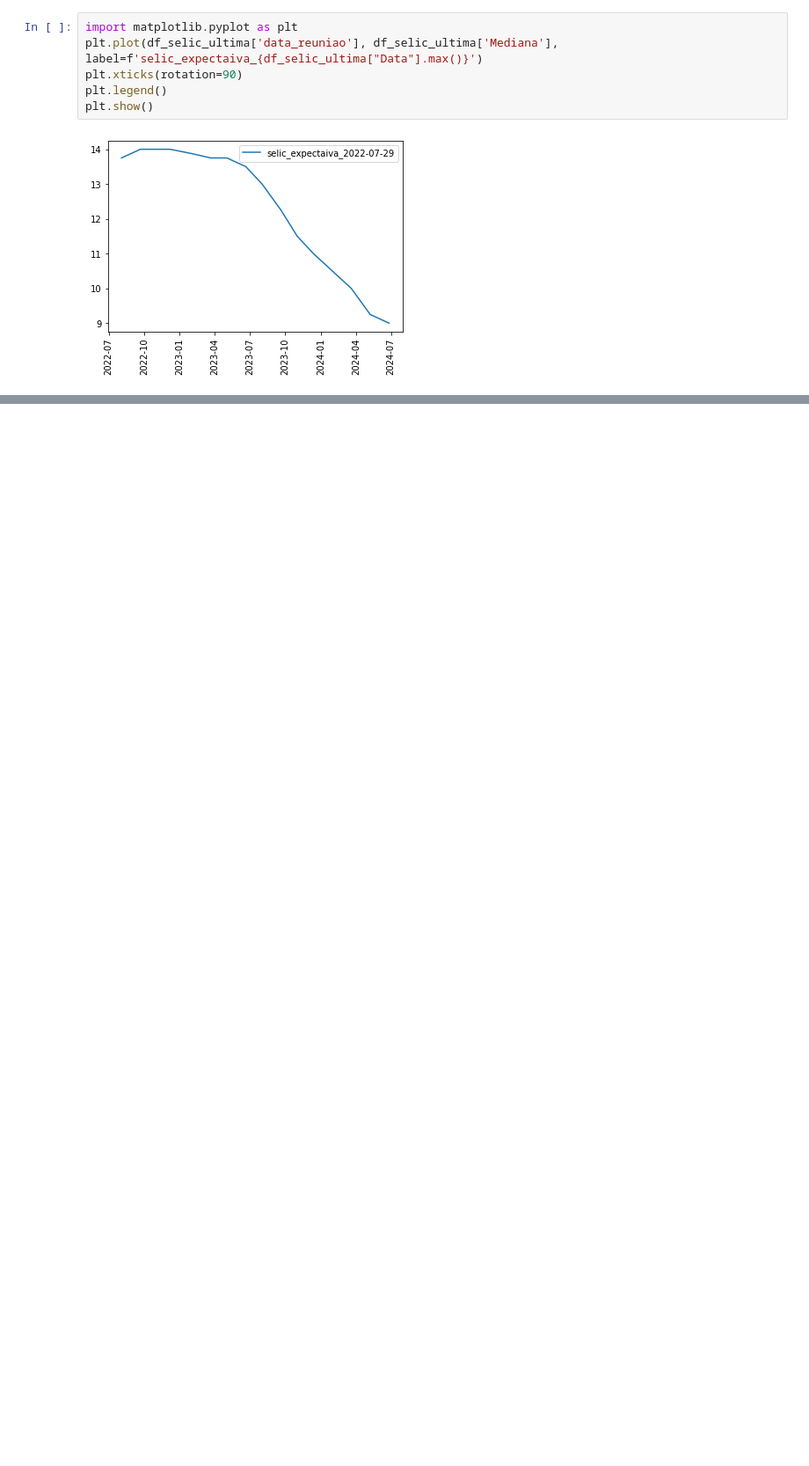
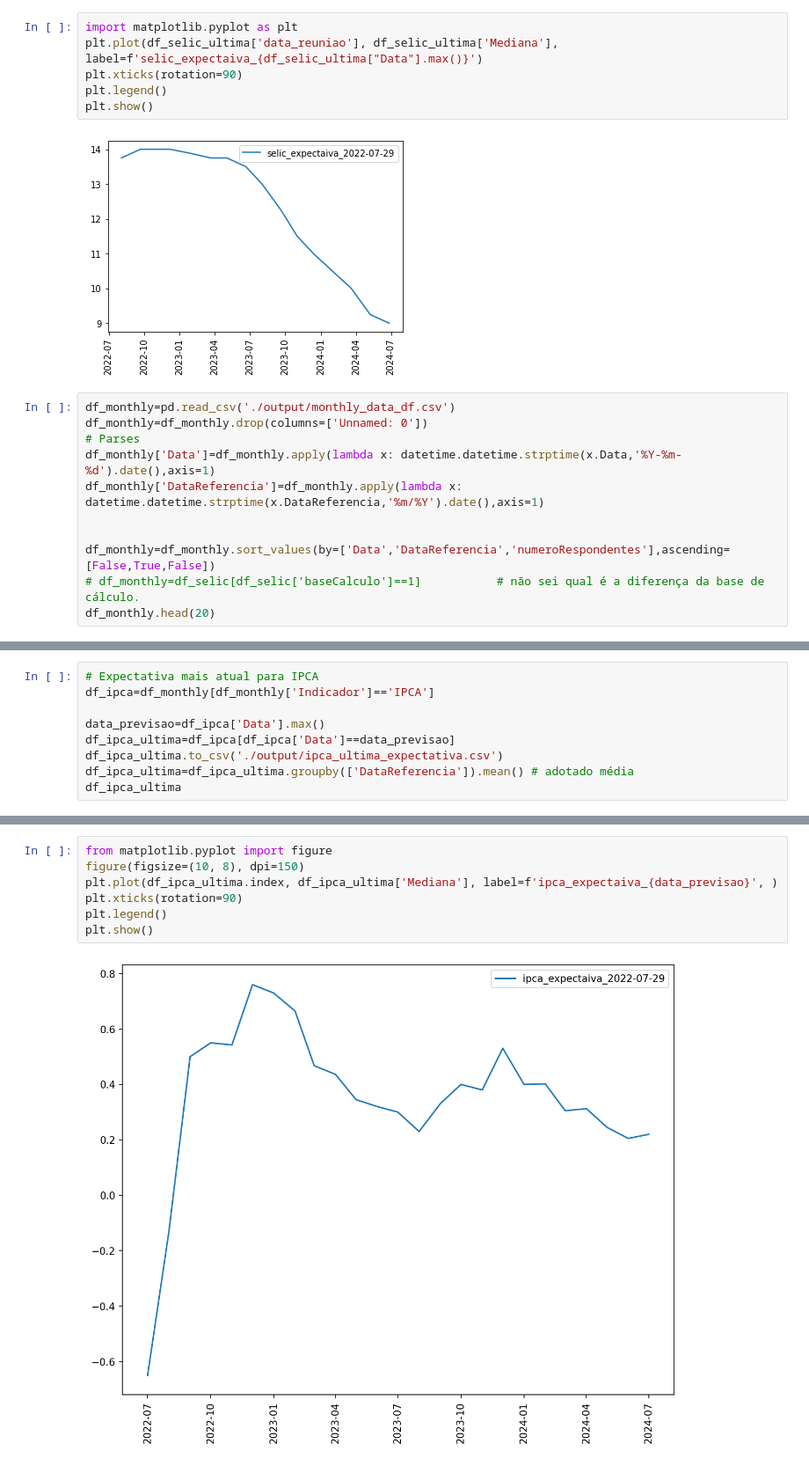
Before and after one commit to nobru01/BcB_Forcast, a Jupyter notebook: filtros.ipynb, the cells around one changed output, grey strips where cells are left out. Shown at 88% size. Saved outputs shown, nothing was run; the diff lists cells and outputs as text; blank space fills up the shorter version.

Commit message:
Adiciona gráfico IPCA mensal.

```diff
--- a/filtros.ipynb
+++ b/filtros.ipynb
@@ -90,3 +90,14 @@ plt.legend()
 plt.show()
 # %% [output]
 [figure]
+# %%
+df_monthly=pd.read_csv('./output/monthly_data_df.csv')
+df_monthly=df_monthly.drop(columns=['Unnamed: 0'])
+# Parses
+df_monthly['Data']=df_monthly.apply(lambda x: datetime.datetime.strptime(x.Data,'%Y-%m-%d').date(),axis=1)
+df_monthly['DataReferencia']=df_monthly.apply(lambda x: datetime.datetime.strptime(x.DataReferencia,'%m/%Y').date(),axis=1)
+
+
+df_monthly=df_monthly.sort_values(by=['Data','DataReferencia','numeroRespondentes'],ascending=[False,True,False])
+# df_monthly=df_selic[df_selic['baseCalculo']==1]           # não sei qual é a diferença da base de cálculo.
+df_monthly.head(20)
@@ -92,0 +122,9 @@ plt.show()
+# %%
+# Expectativa mais atual para IPCA
+df_ipca=df_monthly[df_monthly['Indicador']=='IPCA']
+
+data_previsao=df_ipca['Data'].max()
+df_ipca_ultima=df_ipca[df_ipca['Data']==data_previsao]
+df_ipca_ultima.to_csv('./output/ipca_ultima_expectativa.csv')
+df_ipca_ultima=df_ipca_ultima.groupby(['DataReferencia']).mean() # adotado média
+df_ipca_ultima
@@ -92,0 +150,9 @@ plt.show()
+# %%
+from matplotlib.pyplot import figure
+figure(figsize=(10, 8), dpi=150)
+plt.plot(df_ipca_ultima.index, df_ipca_ultima['Mediana'], label=f'ipca_expectaiva_{data_previsao}', )
+plt.xticks(rotation=90)
+plt.legend()
+plt.show()
+# %% [output]
+[figure, added]
```
Also changed, not shown: parts of 2 cells of this notebook, 1 other file.
